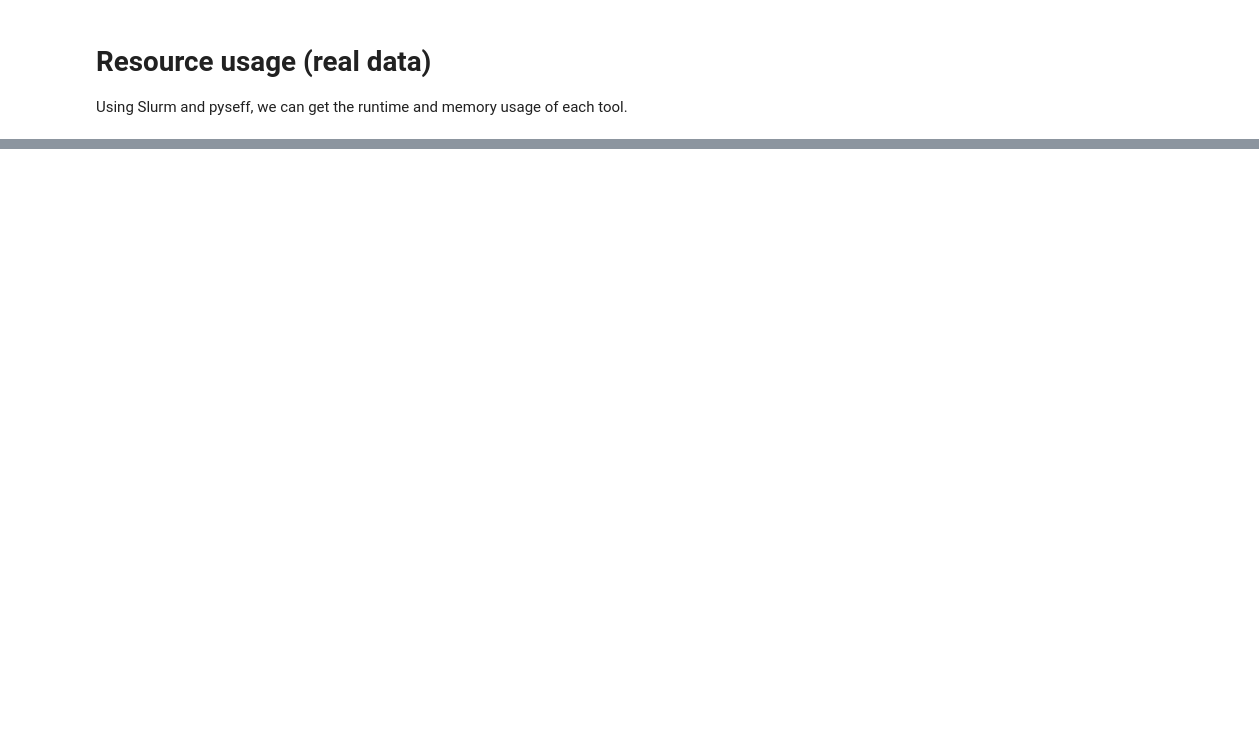
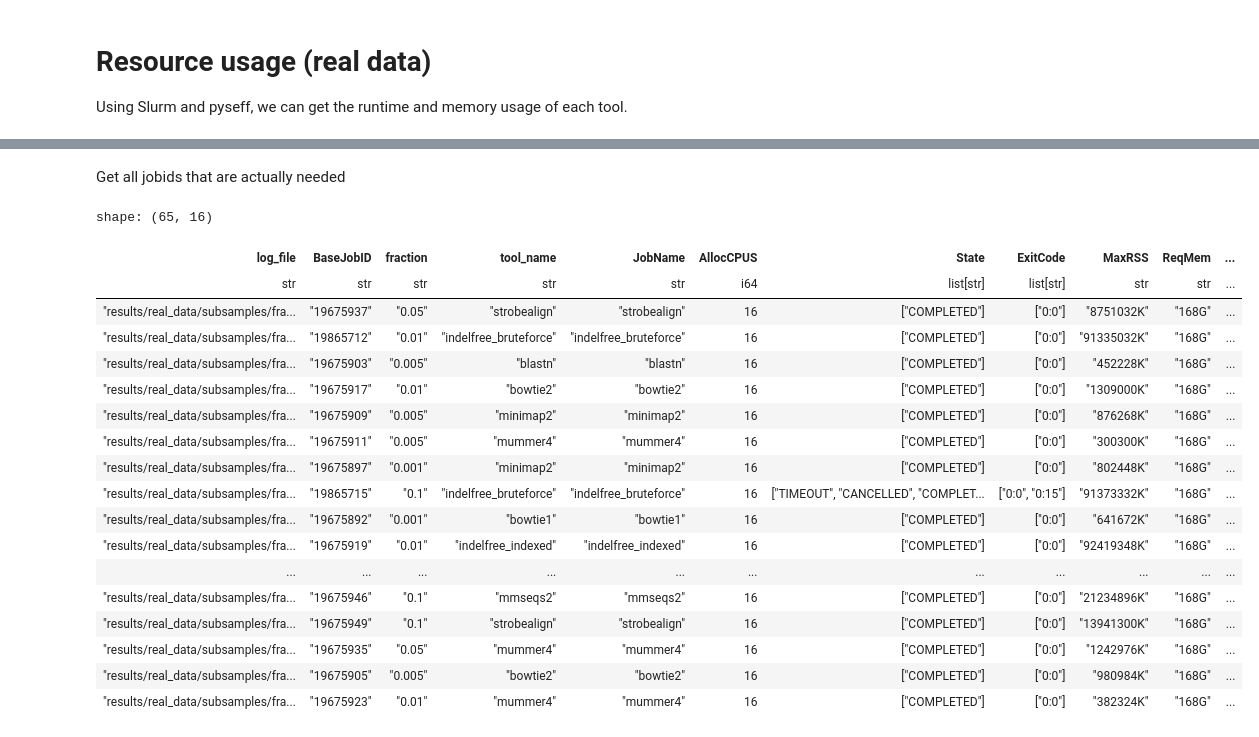
Before and after one commit to rickbeeloo/spacer_matching_bench, a Jupyter notebook: notebooks/Resource_usage_imgvr4.ipynb, the cells around one changed output, grey strips where cells are left out. Drawn from its saved outputs; the diff is of its cells as text; code cells hidden in the pictures; blank space fills up the shorter version.

```diff
--- a/notebooks/Resource_usage_imgvr4.ipynb
+++ b/notebooks/Resource_usage_imgvr4.ipynb
@@ -9,6 +9,11 @@ from bench.utils.functions import *
 from bench.utils.pyseff import *
 import polars as pl
 pl.Config(tbl_rows=65)
-sacct_df = pyseff()
-sacct_df
+
+base_dir = "/clusterfs/jgi/scratch/science/metagen/neri/code/blits/spacer_bench/results/real_data/subsamples/fraction_0.001/" # just need one to get the configs
+threads = 12
+tools_versions = pl.read_csv("tool_configs/tool_versions.csv")
+tool_configs = load_tool_configs(base_dir)
+tool_names = list(tool_configs.keys())
+tool_names
 # %% [output]
@@ -167,0 +32,5 @@ shape: (49, 6)
+# %%
+sacct_df = pyseff(remove_cancelled=False,remove_failed=False,calculate_cpu_efficiency=False,calculate_memory_efficiency=False)
+sacct_df= sacct_df.with_columns(pl.col("JobName").str.replace_all("_long","").str.replace_all("mmseqs","mmseqs2"))
+sacct_df = sacct_df.filter(~pl.col("JobName").str.contains_any(["damn","biofaster"])).filter(pl.col("JobName").str.contains_any(tool_names))
+sacct_df
@@ -167,0 +57,38 @@ shape: (49, 6)
+# %% [markdown]
+Get all jobids that are actually needed
+# %%
+import glob
+# fraction_dirs = glob.glob(os.path.join("results/real_data/subsamples/fraction_*"))
+log_files = glob.glob("results/real_data/subsamples/fraction_*/slurm_logs/*.out")
+# next - into a df with jobid, fraction, and tool name
+log_files_df = pl.DataFrame({
+    "log_file": log_files
+}).with_columns(
+    pl.col("log_file").str.extract(r"-(\d+)\.out").alias("BaseJobID"),
+    pl.col("log_file").str.extract(r"fraction_(0\.\d+)").alias("fraction"),
+    pl.col("log_file").str.extract(r"slurm_logs/(.+)-\d+\.out").str.replace_all("_long","").str.replace_all("mmseqs","mmseqs2").alias("tool_name")
+)
+log_files_df = log_files_df.join(sacct_df, on="BaseJobID", how="inner")
+log_files_df
+# sacct_df.filter(~pl.col("JobName").is_in(log_files_df["tool_name"]))
+# log_files_df.filter(~pl.col("tool_name").is_in(sacct_df["JobName"]))
+# %% [output]
+shape: (65, 16)
+| log_file | BaseJobID | fraction | tool_name | JobName | AllocCPUS | State | ExitCode | MaxRSS | ReqMem | ... |
+| str | str | str | str | str | i64 | list[str] | list[str] | str | str | ... |
+| "results/real_data/subsamples/fra... | "19675937" | "0.05" | "strobealign" | "strobealign" | 16 | ["COMPLETED"] | ["0:0"] | "8751032K" | "168G" | ... |
+| "results/real_data/subsamples/fra... | "19865712" | "0.01" | "indelfree_bruteforce" | "indelfree_bruteforce" | 16 | ["COMPLETED"] | ["0:0"] | "91335032K" | "168G" | ... |
+| "results/real_data/subsamples/fra... | "19675903" | "0.005" | "blastn" | "blastn" | 16 | ["COMPLETED"] | ["0:0"] | "452228K" | "168G" | ... |
+| "results/real_data/subsamples/fra... | "19675917" | "0.01" | "bowtie2" | "bowtie2" | 16 | ["COMPLETED"] | ["0:0"] | "1309000K" | "168G" | ... |
+| "results/real_data/subsamples/fra... | "19675909" | "0.005" | "minimap2" | "minimap2" | 16 | ["COMPLETED"] | ["0:0"] | "876268K" | "168G" | ... |
+| "results/real_data/subsamples/fra... | "19675911" | "0.005" | "mummer4" | "mummer4" | 16 | ["COMPLETED"] | ["0:0"] | "300300K" | "168G" | ... |
+| "results/real_data/subsamples/fra... | "19675897" | "0.001" | "minimap2" | "minimap2" | 16 | ["COMPLETED"] | ["0:0"] | "802448K" | "168G" | ... |
+| "results/real_data/subsamples/fra... | "19865715" | "0.1" | "indelfree_bruteforce" | "indelfree_bruteforce" | 16 | ["TIMEOUT", "CANCELLED", "COMPLET... | ["0:0", "0:15"] | "91373332K" | "168G" | ... |
+| "results/real_data/subsamples/fra... | "19675892" | "0.001" | "bowtie1" | "bowtie1" | 16 | ["COMPLETED"] | ["0:0"] | "641672K" | "168G" | ... |
+| "results/real_data/subsamples/fra... | "19675919" | "0.01" | "indelfree_indexed" | "indelfree_indexed" | 16 | ["COMPLETED"] | ["0:0"] | "92419348K" | "168G" | ... |
+| ... | ... | ... | ... | ... | ... | ... | ... | ... | ... | ... |
+| "results/real_data/subsamples/fra... | "19675946" | "0.1" | "mmseqs2" | "mmseqs2" | 16 | ["COMPLETED"] | ["0:0"] | "21234896K" | "168G" | ... |
+| "results/real_data/subsamples/fra... | "19675949" | "0.1" | "strobealign" | "strobealign" | 16 | ["COMPLETED"] | ["0:0"] | "13941300K" | "168G" | ... |
+| "results/real_data/subsamples/fra... | "19675935" | "0.05" | "mummer4" | "mummer4" | 16 | ["COMPLETED"] | ["0:0"] | "1242976K" | "168G" | ... |
+| "results/real_data/subsamples/fra... | "19675905" | "0.005" | "bowtie2" | "bowtie2" | 16 | ["COMPLETED"] | ["0:0"] | "980984K" | "168G" | ... |
+| "results/real_data/subsamples/fra... | "19675923" | "0.01" | "mummer4" | "mummer4" | 16 | ["COMPLETED"] | ["0:0"] | "382324K" | "168G" | ... |
```
Also changed, not shown: parts of 20 cells of this notebook, 8 other files.
